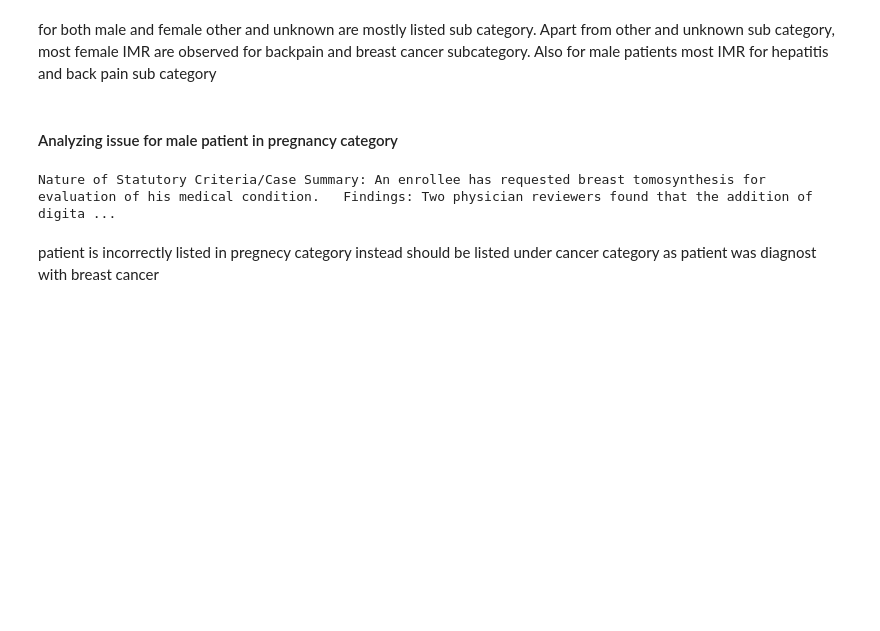
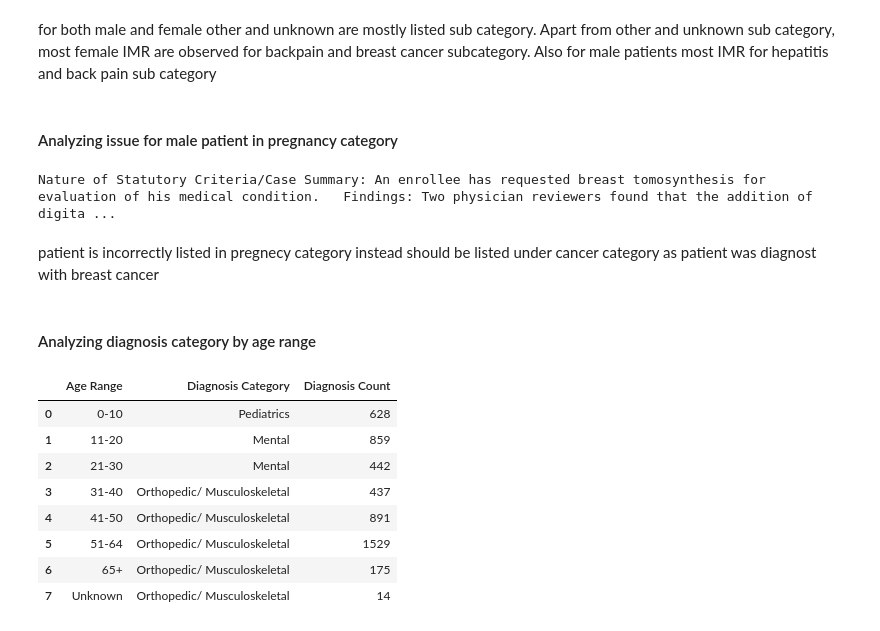
Before and after one commit to rohitkadam1410/Data-Scinence-Projects, a Jupyter notebook: Independent medical review dataset/EDA_independent_medical_review.ipynb, the cells around one changed output. Drawn from its saved outputs; the diff is of its cells as text; code cells hidden in the pictures; blank space fills up the shorter version.

Commit message:
Analyzing diagnosis category by age range

```diff
--- a/Independent medical review dataset/EDA_independent_medical_review.ipynb
+++ b/Independent medical review dataset/EDA_independent_medical_review.ipynb
@@ -790,3 +790,23 @@ print(issue_male_dia_cat.iloc[0])
 Nature of Statutory Criteria/Case Summary: An enrollee has requested breast tomosynthesis for evaluation of his medical condition.   Findings: Two physician reviewers found that the addition of digita ...
 # %% [markdown]
 patient is incorrectly listed in pregnecy category instead should be listed under cancer category as patient was diagnost with breast cancer
+# %% [markdown]
+#### Analyzing diagnosis category by age range
+# %%
+diagnosis_count_by_age = df.groupby('Age Range')['Diagnosis Category'].apply(lambda x: x.value_counts().idxmax()).reset_index(name='Diagnosis Category')
+max_diagnosis_count_by_age = df.groupby(['Age Range', 'Diagnosis Category']).size().groupby('Age Range').max().reset_index(name='Diagnosis Count')
+# %%
+diagnosis_count_by_age = diagnosis_count_by_age.merge(max_diagnosis_count_by_age, on='Age Range')
+# %%
+diagnosis_count_by_age = diagnosis_count_by_age.sort_values('Age Range')
+diagnosis_count_by_age
+# %% [output]
+|  | Age Range | Diagnosis Category | Diagnosis Count |
+| 0 | 0-10 | Pediatrics | 628 |
+| 1 | 11-20 | Mental | 859 |
+| 2 | 21-30 | Mental | 442 |
+| 3 | 31-40 | Orthopedic/ Musculoskeletal | 437 |
+| 4 | 41-50 | Orthopedic/ Musculoskeletal | 891 |
+| 5 | 51-64 | Orthopedic/ Musculoskeletal | 1529 |
+| 6 | 65+ | Orthopedic/ Musculoskeletal | 175 |
+| 7 | Unknown | Orthopedic/ Musculoskeletal | 14 |
```
